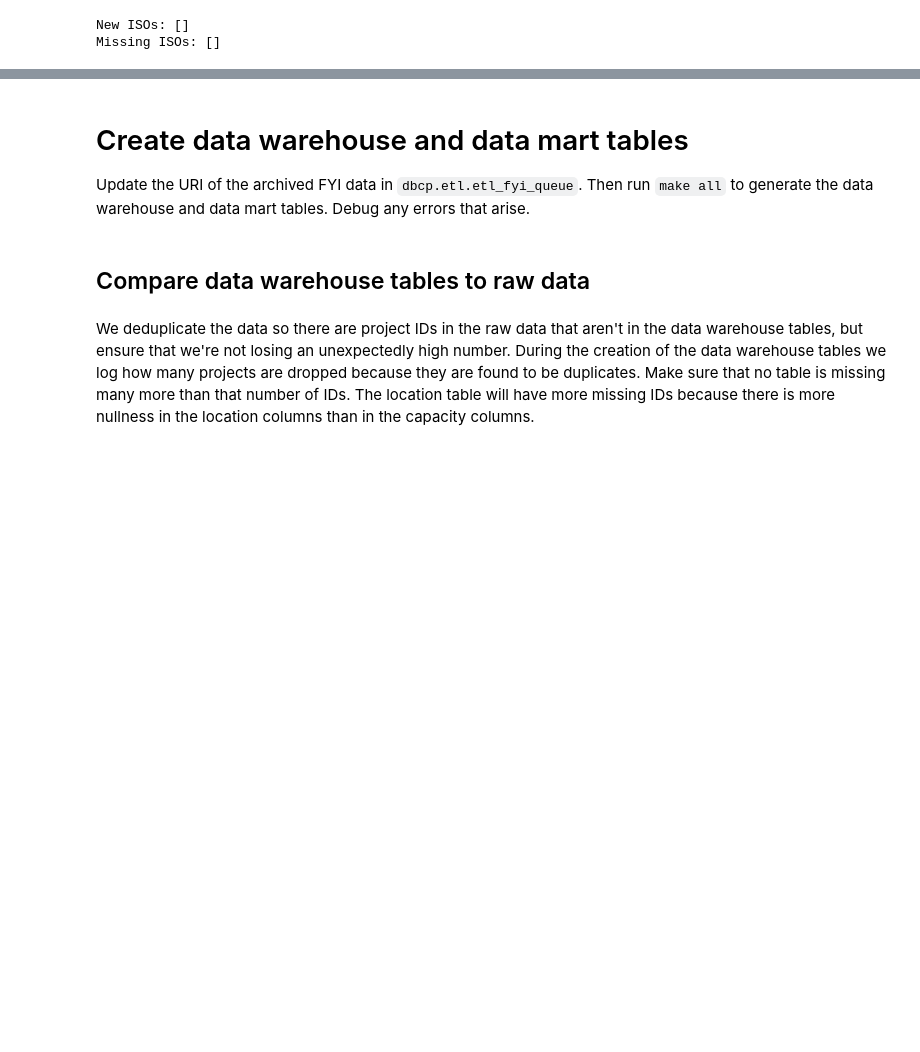
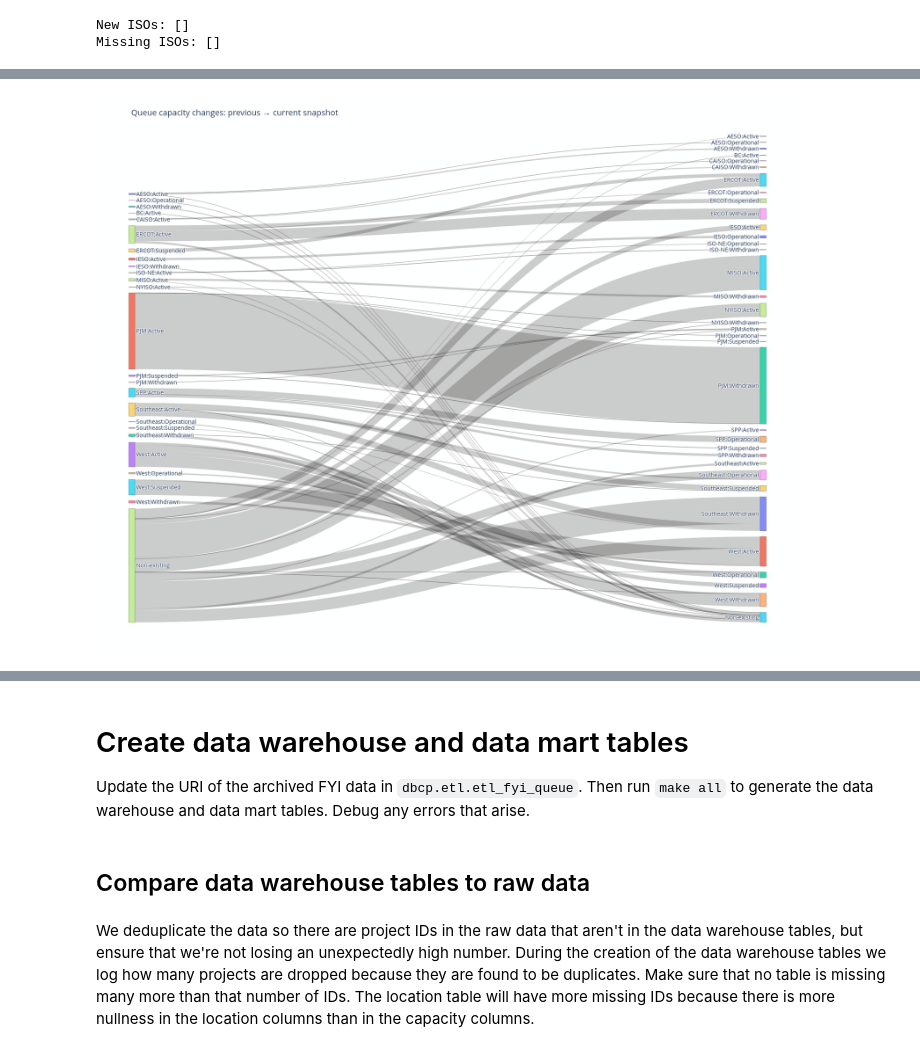
Before and after one commit to deployment-gap-model-education-fund/deployment-gap-model, a Jupyter notebook: notebooks/data_updates/interconnection_fyi/interconnection-fyi-update.ipynb, the cells around one changed output, grey strips where cells are left out. Cells and saved outputs as stored; diff of their text form; code cells hidden in the pictures; blank space fills up the shorter version.

Commit message:
slop: added sankey diagram for capacity changes in raw data

```diff
--- a/notebooks/data_updates/interconnection_fyi/interconnection-fyi-update.ipynb
+++ b/notebooks/data_updates/interconnection_fyi/interconnection-fyi-update.ipynb
@@ -16,7 +19,7 @@ pd.set_option('display.max_columns', None)
 # %% [markdown]
 # Raw Data
 # %%
-old_fyi = dbcp.extract.fyi_queue.extract("gs://dgm-archive/interconnection.fyi/interconnection_fyi_dataset_2026-08-02.csv")
+old_fyi = dbcp.extract.fyi_queue.extract("gs://dgm-archive/interconnection.fyi/interconnection_fyi_dataset_2026-09-01.csv")
 old_fyi = old_fyi["fyi_queue"]
 # %%
 file_paths = load_yml_file(DATA_DIR / "file_paths.yml")
@@ -29,0 +33,12 @@ Print out the latest date a project entered a queue for each ISO in the old and
+# %%
+
+date_cols = [c for c in old_fyi.columns if 'date' in c]
+
+def make_dates(df, date_cols):
+    new_df = df.copy()
+    new_df[date_cols] = new_df[date_cols].apply(pd.to_datetime)
+    return new_df
+
+
+old_fyi = make_dates(old_fyi, date_cols)
+new_fyi = make_dates(new_fyi, date_cols)
@@ -88,3 +126,86 @@ See the caveats in the documentation: https://pandas.pydata.org/pandas-docs/stab
+# %%
+
+old_label = changelog["power_market_old"].str.cat(
+    changelog["queue_status_old"], sep=":"
+).fillna("Non-existing")
+new_label = changelog["power_market_new"].str.cat(
+    changelog["queue_status_new"], sep=":"
+).fillna("Non-existing")
+
+old_mw = changelog["capacity_mw_old"].fillna(0)
+new_mw = changelog["capacity_mw_new"].fillna(0)
+carried_mw = pd.concat([old_mw, new_mw], axis=1).min(axis=1)
+
+link_rows = pd.concat(
+    [
+        pd.DataFrame({"old": old_label, "new": new_label, "mw": carried_mw, "unique_id": changelog["unique_id"]}),
+        pd.DataFrame({
+            "old": old_label, "new": "Non-existing",
+            "mw": old_mw - carried_mw,
+            "unique_id": changelog["unique_id"],
+        }),
+        pd.DataFrame({
+            "old": "Non-existing", "new": new_label,
+            "mw": new_mw - carried_mw,
+            "unique_id": changelog["unique_id"],
+        }),
+    ],
+    ignore_index=True,
+)
+link_rows = link_rows.loc[
+    link_rows["mw"].gt(0) & link_rows["old"].ne(link_rows["new"])
+]
+links = (
+    link_rows
+    .groupby(["old", "new"], as_index=False)
+    .agg(mw=("mw", "sum"), projects=("unique_id", "nunique"))
+)
+
+labels = [*sorted(
+    (set(links["old"]) | set(links["new"])) - {"Non-existing"}
+), "Non-existing"]
+node_id = {label: i for i, label in enumerate(labels)}
+outgoing = {label: [] for label in labels}
+incoming = {label: [] for label in labels}
+for old, new, mw, projects in links.sort_values("mw", ascending=False).itertuples(index=False, name=None):
+    project_count = f"{projects:,} project" + ("" if projects == 1 else "s")
+    outgoing[old].append(f"{mw:,.1f} MW ({project_count}) -> {new}")
+    incoming[new].append(f"{old} -> {mw:,.1f} MW ({project_count})")
+node_hover = [
+    f"{label}<br><br>" + "<br>".join(outgoing[label]) + "<extra></extra>"
+    for label in labels
+] + [
+    f"{label}<br><br>" + "<br>".join(incoming[label]) + "<extra></extra>"
+    for label in labels
+]
+
+fig = go.Figure(go.Sankey(
+    node=dict(
+        label=labels + labels,
+        pad=14,
+        thickness=15,
+        customdata=node_hover,
+        hovertemplate="%{customdata}<extra></extra>",
+        sort="input",
+    ),
+    link=dict(
+        source=links["old"].map(node_id),
+        target=links["new"].map(node_id) + len(labels),
+        value=links["mw"],
+        customdata=links[["old", "new", "projects"]].to_numpy(),
+        hovertemplate=(
+            "%{customdata[0]} → %{customdata[1]}"
+            "<br>%{value:,.1f} MW · %{customdata[2]} projects<extra></extra>"
+        ),
+    ),
+))
+fig.update_layout(
+    title="Queue capacity changes: previous → current snapshot",
+    height=max(1000, 36 * len(labels)),
+    font_size=14,
+)
+# %% [output]
+[figure, added]
 # %%
 # What were the changes in capacity by queue and status?
 new_fyi.groupby(['power_market', 'queue_status'])['capacity_mw'].sum()-old_fyi.groupby(['power_market', 'queue_status'])['capacity_mw'].sum()
```
Also changed, not shown: parts of 12 cells of this notebook.
